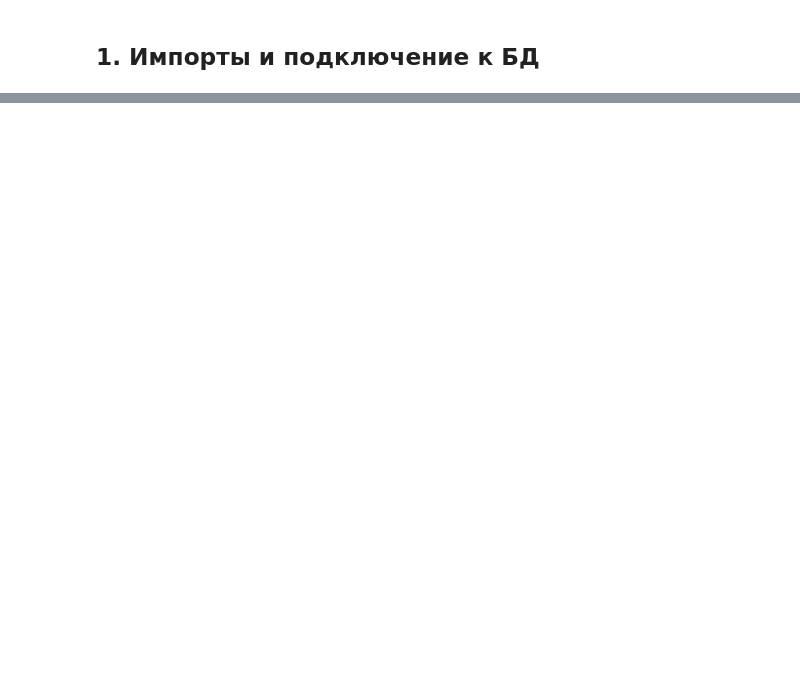
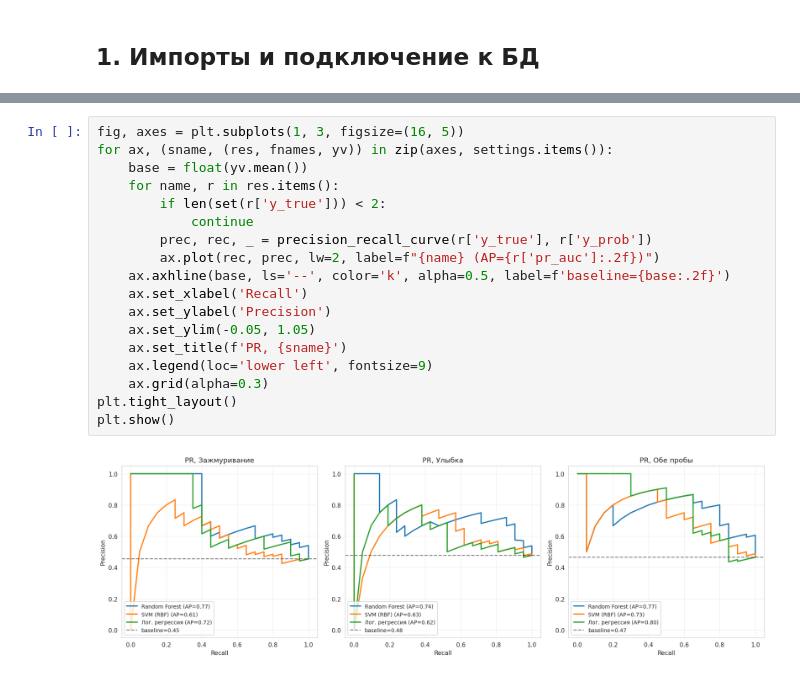
Before and after one commit to AalexeygG/analysis-of-hypomimia-in-pd, a Jupyter notebook: notebooks/analysis.ipynb, the cells around one changed output, grey strips where cells are left out. Drawn from its saved outputs; the diff is of its cells as text; blank space fills up the shorter version.

```diff
--- a/notebooks/analysis.ipynb
+++ b/notebooks/analysis.ipynb
@@ -473,0 +385,20 @@ Baseline PR-AUC = 0.333. Все три модели на уровне или н
+# %%
+fig, axes = plt.subplots(1, 3, figsize=(16, 5))
+for ax, (sname, (res, fnames, yv)) in zip(axes, settings.items()):
+    base = float(yv.mean())
+    for name, r in res.items():
+        if len(set(r['y_true'])) < 2:
+            continue
+        prec, rec, _ = precision_recall_curve(r['y_true'], r['y_prob'])
+        ax.plot(rec, prec, lw=2, label=f"{name} (AP={r['pr_auc']:.2f})")
+    ax.axhline(base, ls='--', color='k', alpha=0.5, label=f'baseline={base:.2f}')
+    ax.set_xlabel('Recall')
+    ax.set_ylabel('Precision')
+    ax.set_ylim(-0.05, 1.05)
+    ax.set_title(f'PR, {sname}')
+    ax.legend(loc='lower left', fontsize=9)
+    ax.grid(alpha=0.3)
+plt.tight_layout()
+plt.show()
+# %% [output]
+[figure, added]
```
Also changed, not shown: parts of 43 cells of this notebook, 1 other file.
